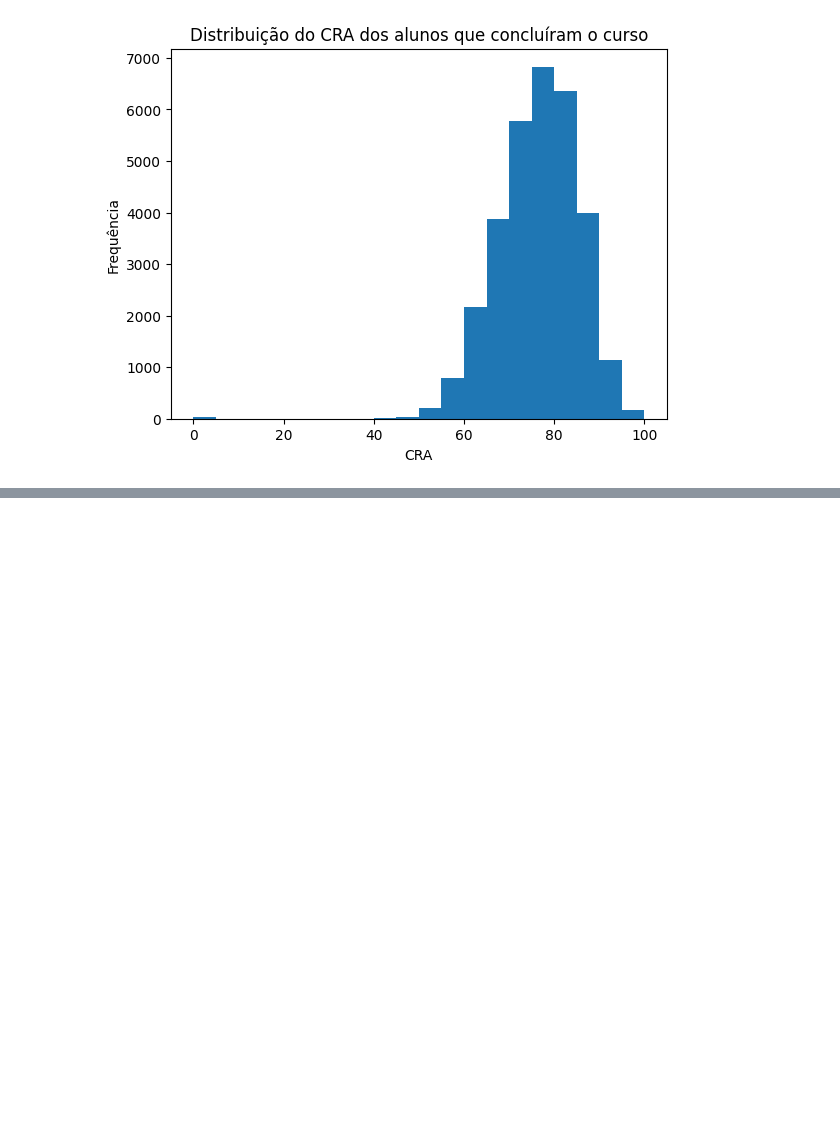
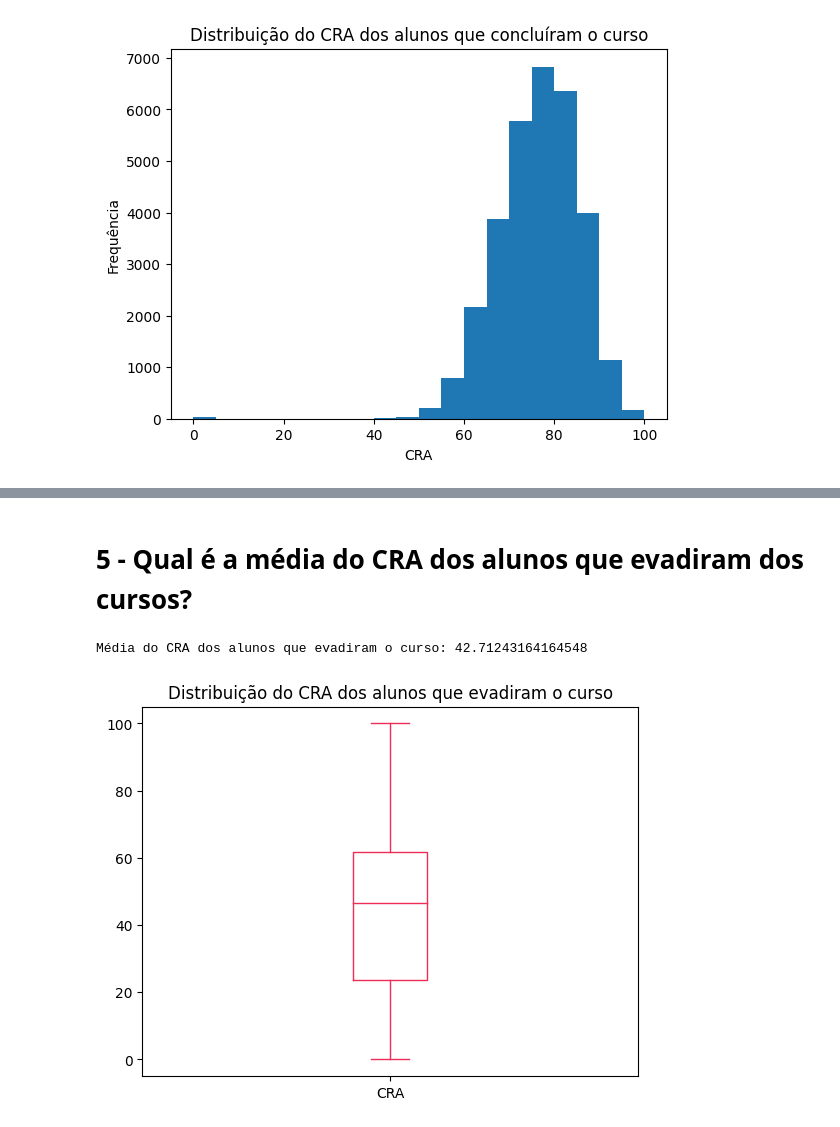
Before and after one commit to viniciusAAferreira/Projeto-Ciencia-de-Dados, a Jupyter notebook: trabalho_ccf425.ipynb, the cells around one changed output, grey strips where cells are left out. Cells and saved outputs as stored; diff of their text form; code cells hidden in the pictures; blank space fills up the shorter version.

```diff
--- a/trabalho_ccf425.ipynb
+++ b/trabalho_ccf425.ipynb
@@ -233,0 +249,24 @@ A média do CRA dos alunos que concluíram o curso é: 76.38
+# %% [markdown]
+# 5 - Qual é a média do CRA dos alunos que evadiram dos cursos?
+# %%
+# Filtrar cursos com todos os alunos evadidos ou concluídos
+cursos_filtrados = df.groupby('Curso')['Situacao_Aluno_Agrupada'].apply(lambda x: set(x))
+cursos_filtrados = cursos_filtrados[cursos_filtrados.apply(lambda x: len(x) > 1)].index
+
+# Filtrar o dataframe pelos cursos selecionados
+df_filtrado = df[df['Curso'].isin(cursos_filtrados)]
+
+# filtrar pelos alunos que evadiram
+df_evadidos = df_filtrado[df_filtrado['Situacao_Aluno_Agrupada'] == 'Evasão']
+
+# calulca media
+cra_evadidos_mean = df_evadidos['CRA'].mean()
+print('Média do CRA dos alunos que evadiram o curso:', cra_evadidos_mean)
+
+# Gerar histograma de CRA dos alunos que concluíram o curso
+df_evadidos['CRA'].plot.box(color='#EF2D56')
+plt.title('Distribuição do CRA dos alunos que evadiram o curso')
+plt.show()
+# %% [output]
+Média do CRA dos alunos que evadiram o curso: 42.71243164164548
+[figure, added]
```
Also changed, not shown: parts of 8 cells of this notebook.
